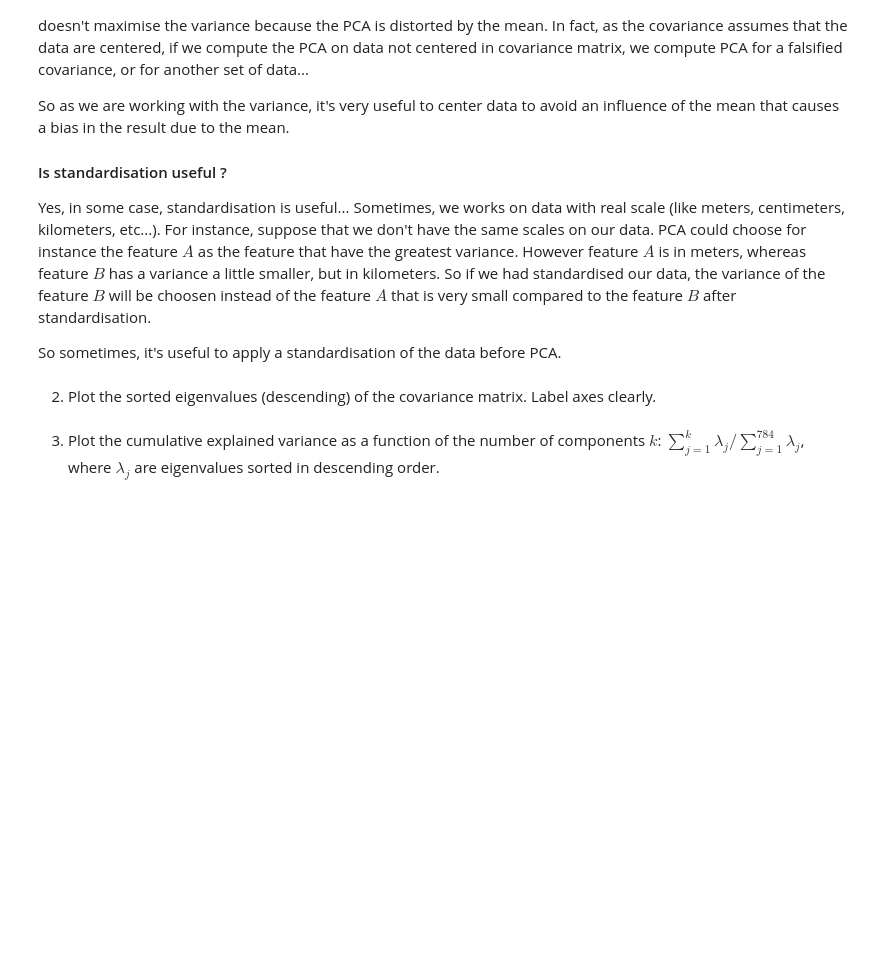
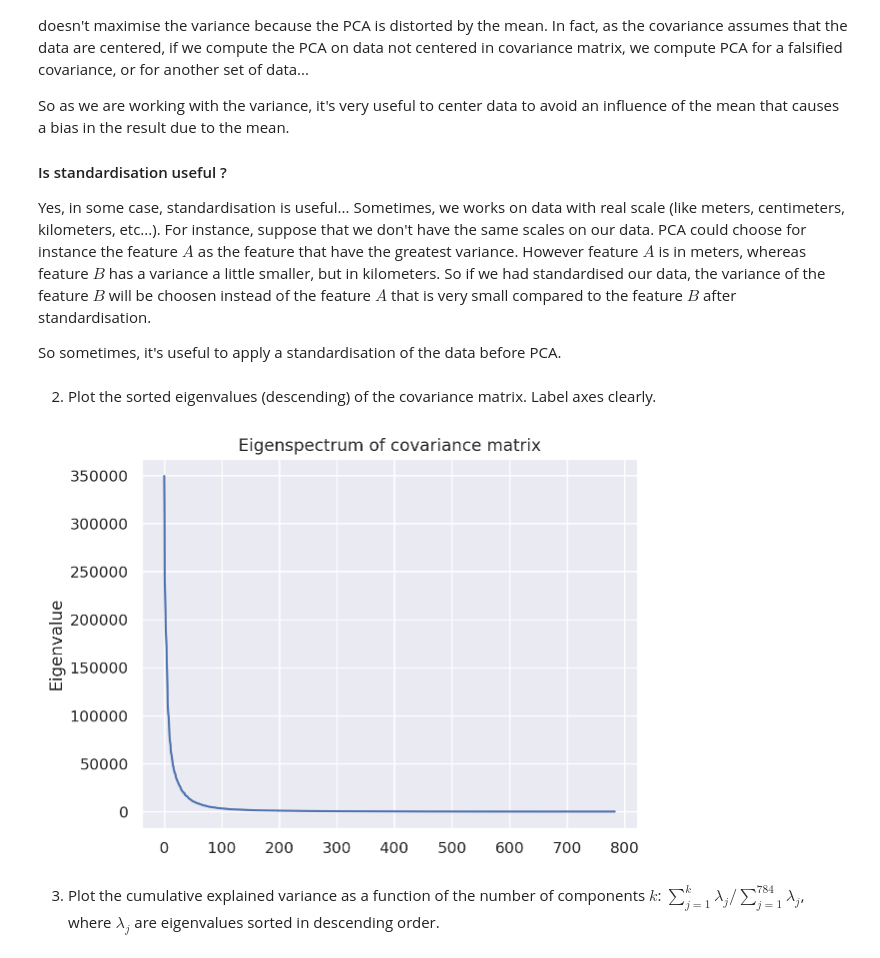
Before and after one commit to Arkanthara/data_science, a Jupyter notebook: TPB_donnet_michel_jean_joseph.ipynb, the cells around one changed output. Cells and saved outputs as stored; diff of their text form; code cells hidden in the pictures; blank space fills up the shorter version.

```diff
--- a/TPB_donnet_michel_jean_joseph.ipynb
+++ b/TPB_donnet_michel_jean_joseph.ipynb
@@ -401,6 +397,11 @@ def select_with_label(images, labels, desired_labels):
 
 images_of_two, labels_of_two = select_with_label(train_images, train_labels, desired_labels=['2'])
 images_of_odd, labels_of_odd = select_with_label(train_images, train_labels, desired_labels=['1', '3', '5', '7', '9'])
+
+sample_index = np.random.choice(np.arange(train_images.shape[0]), size=5000, replace=False).astype(int)
+sample_images = train_images[sample_index, :]
+sample_labels = train_labels[sample_index]
+assert sample_images.shape[0] == 5000, f"Number of sample must be 5000 ! Actual: {sample_images.shape[0]}"
 # %% [markdown]
 1. Centering vs standardization: Do you need to _center_ the data (subtract the mean) and/or _standardize_ (scale to unit variance) before PCA? Why or why not? Support your answer using formulas and a small sketch. Also discuss specifically for MNIST dataet.
 # %% [markdown]
@@ -470,5 +471,18 @@ So if we had standardised our data, the variance of the feature $B$ will be choo
 So sometimes, it's useful to apply a standardisation of the data before PCA.
 # %% [markdown]
 2. Plot the sorted eigenvalues (descending) of the covariance matrix. Label axes clearly.
+# %%
+cov = np.cov(sample_images.T)
+# Using svd instead of eig give eigen values sorted in decreasing order
+# No need to make it manualy
+eigenvector, eigenvalues, _ = np.linalg.svd(cov)
+
+plt.figure()
+plt.plot(np.arange(len(eigenvalues)), eigenvalues)
+plt.title("Eigenspectrum of covariance matrix")
+plt.ylabel("Eigenvalue")
+plt.show()
+# %% [output]
+[figure, added]
 # %% [markdown]
 3. Plot the cumulative explained variance as a function of the number of components $k$: $\sum_{j=1}^k \lambda_j / \sum_{j=1}^{784} \lambda_j$, where $\lambda_j$ are eigenvalues sorted in descending order.
```
Also changed, not shown: parts of 12 cells of this notebook.
